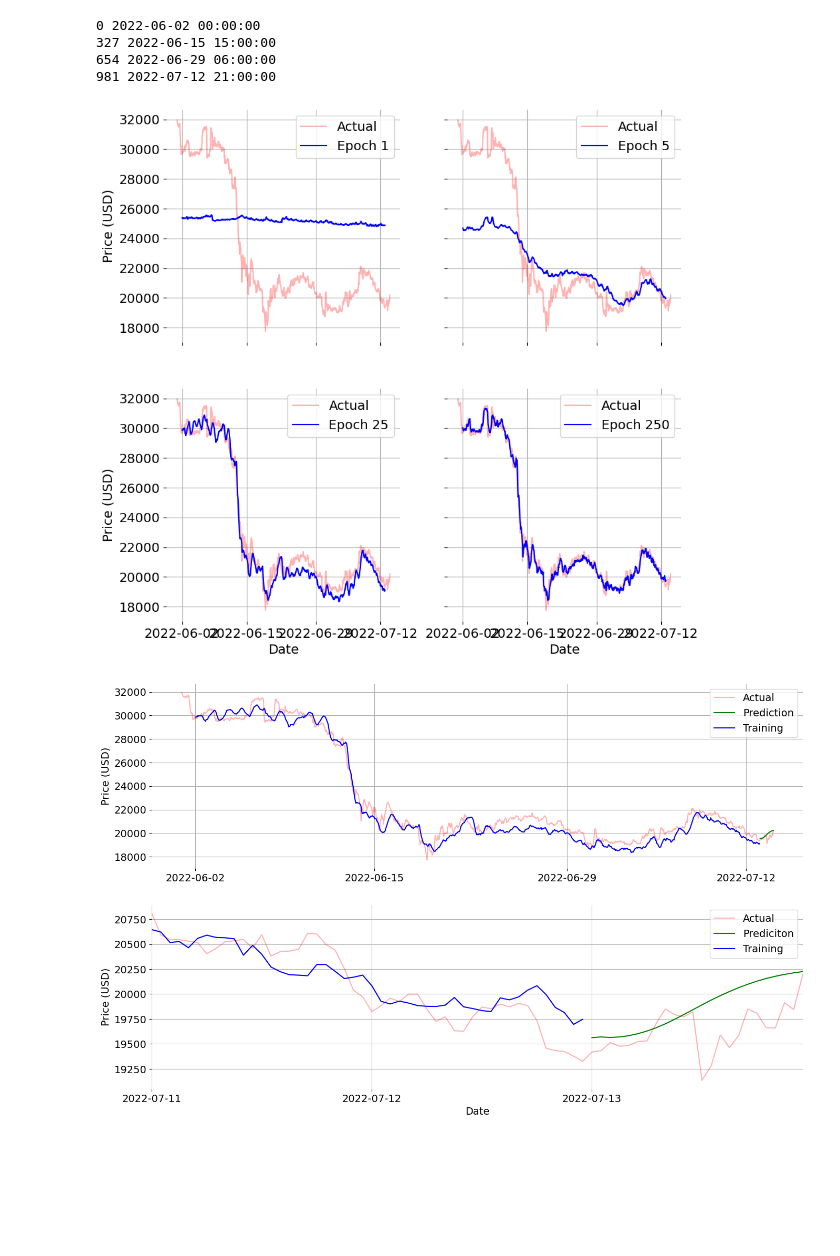
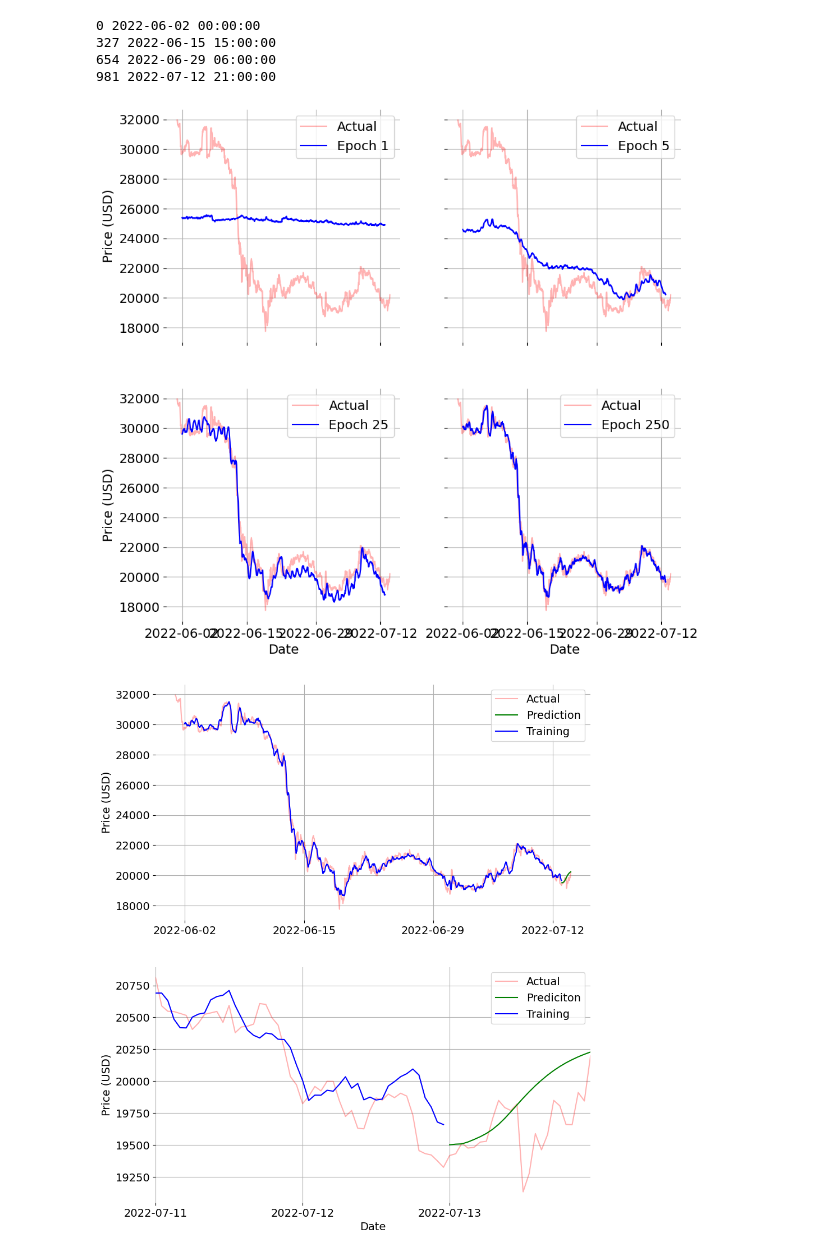
Before and after one commit to VarunParbhu/mur_crypto, a Jupyter notebook: Coding/Model - LSTM - 6 Features.ipynb, the cells around one changed output. Drawn from its saved outputs; the diff is of its cells as text; code cells hidden in the pictures; blank space fills up the shorter version.

```diff
--- a/Coding/Model - LSTM - 6 Features.ipynb
+++ b/Coding/Model - LSTM - 6 Features.ipynb
@@ -60,7 +60,7 @@ plt.show()
 # %%
 # Extract values from the source .csv file
 y = df['price'].values.astype(float)
-X = df[['tweet_count','tweet_gt','POS_I','NEG_I','NEU_I','price']].values.astype(float)
+X = df[['tweet_count','tweet_gt','POS','NEG','NEU','price']].values.astype(float)
 
 # Define a test size
 test_size = 24
@@ -555,7 +557,7 @@ plt.rcParams['figure.figsize'] = [16, 10]
 #plt.savefig('../Write-Up/CHAPTER_5/epoch_graph_inf.png', format='png',dpi=1000,bbox_inches='tight')
 plt.show()
 # %% [output]
-[figure, old version]
+[figure, new version]
 # %%
 ### Side by Side comparison of Training, testing and actual
 fig, ax = plt.subplots(2,1)
@@ -563,7 +565,7 @@ fig, ax = plt.subplots(2,1)
 xticks_1 = ['2022-06-02','2022-06-15','2022-06-29','2022-07-12']
 ax[0].plot(df['price'],c='red',alpha=0.3,label='Actual')
 ax[0].plot(x,predicitons_array,c='green',label = 'Prediction')
-ax[0].plot(x2,act_pred[25],c='blue',label = 'Training')
+ax[0].plot(x2,act_pred[-1],c='blue',label = 'Training')
 ax[0].grid()
 
 ax[0].set_xticks(xticks_1)
@@ -572,33 +574,33 @@ ax[0].tick_params(axis='y', labelsize=14)
 ax[0].spines['top'].set_visible(False)
 ax[0].spines['right'].set_visible(False)
 ax[0].spines['bottom'].set_visible(False)
 ax[0].spines['left'].set_visible(False)
 #ax[0].set_xlabel('Epoch')
 ax[0].set_ylabel('Price (USD)',fontsize=14)
 ax[0].legend(fontsize=14)
 
 xticks_2 = ['2022-07-11','2022-07-12','2022-07-13','2022-07-14']
 ax[1].plot(df['price']['2022-07-11':],c='red',alpha=0.3,label='Actual')
 ax[1].plot(x,predicitons_array,c='green',label='Prediciton')
 ax[1].plot(x2[-48:],act_pred[-1][-48:],c='blue',label = 'Training')
 ax[1].grid()
 
 ax[1].set_xticks(xticks_2)
 ax[1].tick_params(axis='x', labelsize=14)
 ax[1].tick_params(axis='y', labelsize=14)
 ax[1].spines['top'].set_visible(False)
 ax[1].spines['right'].set_visible(False)
 ax[1].spines['bottom'].set_visible(False)
 ax[1].spines['left'].set_visible(False)
 ax[1].set_xlabel('Date',fontsize=14)
 ax[1].set_ylabel('Price (USD)',fontsize=14)
 ax[1].legend(fontsize=14)
 
 plt.autoscale(axis='x',tight=True)
 plt.xticks(rotation = 0)
-plt.rcParams['figure.figsize'] = [10, 10]
-plt.savefig('../Write-Up/CHAPTER_5/result_pred_inf.png', format='png',dpi=1000,bbox_inches='tight')
+plt.rcParams['figure.figsize'] = [10,10]
+#plt.savefig('../Write-Up/CHAPTER_5/result_pred_inf.png', format='png',dpi=1000,bbox_inches='tight')
 
 plt.show()
 # %% [output]
-[figure, old version]
+[figure, new version]
```
Also changed, not shown: parts of 11 cells of this notebook, 20 other files.
